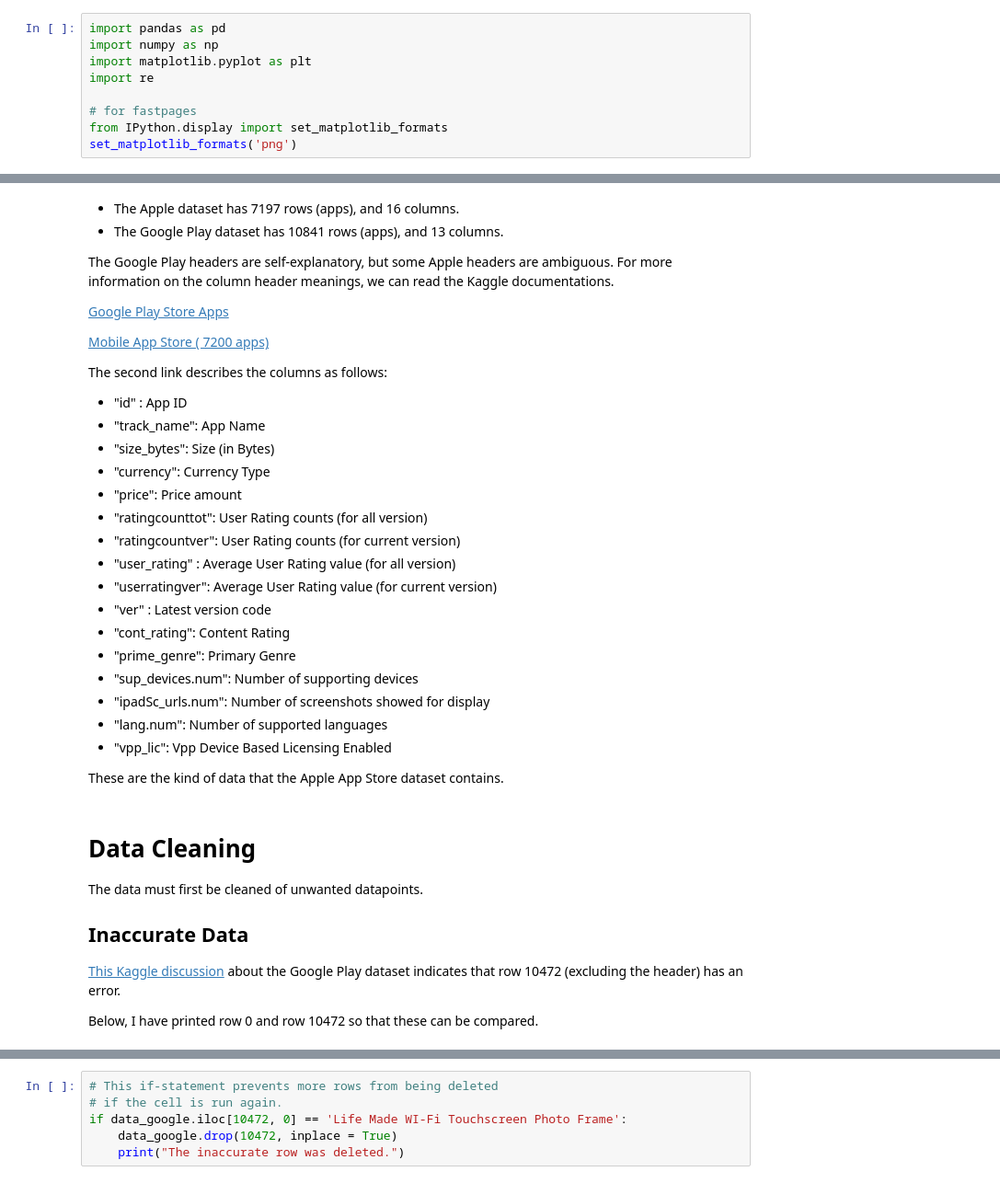
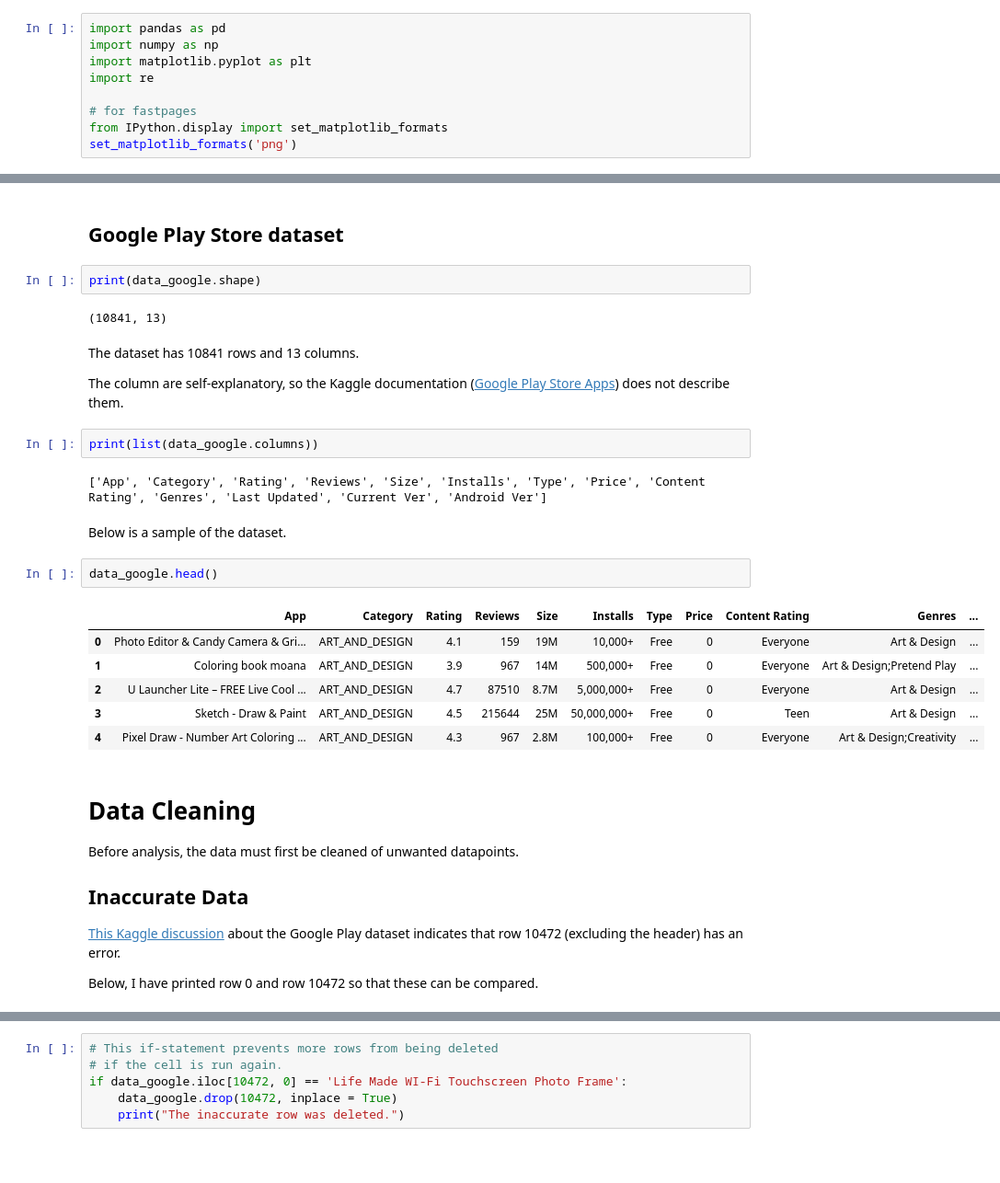
Before and after one commit to MiguelAHG/mahg-data-science, a Jupyter notebook: _notebooks/2021-05-08-ProfitableAppProfiles.ipynb, the cells around one changed output, grey strips where cells are left out. Shown at 92% size. Saved outputs shown, nothing was run; the diff lists cells and outputs as text; blank space fills up the shorter version.

```diff
--- a/_notebooks/2021-05-08-ProfitableAppProfiles.ipynb
+++ b/_notebooks/2021-05-08-ProfitableAppProfiles.ipynb
@@ -75,37 +85,32 @@ Number of columns: 13
 # %% [markdown]
-- The Apple dataset has 7197 rows (apps), and 16 columns.
-- The Google Play dataset has 10841 rows (apps), and 13 columns.
-
-The Google Play headers are self-explanatory, but some Apple headers are ambiguous. For more information on the column header meanings, we can read the Kaggle documentations.
-
-[Google Play Store Apps](https://www.kaggle.com/lava18/google-play-store-apps)
-
-[Mobile App Store ( 7200 apps)](https://www.kaggle.com/ramamet4/app-store-apple-data-set-10k-apps)
-
-The second link describes the columns as follows:
-
-- "id" : App ID
-- "track_name": App Name
-- "size_bytes": Size (in Bytes)
-- "currency": Currency Type
-- "price": Price amount
-- "ratingcounttot": User Rating counts (for all version)
-- "ratingcountver": User Rating counts (for current version)
-- "user_rating" : Average User Rating value (for all version)
-- "userratingver": Average User Rating value (for current version)
-- "ver" : Latest version code
-- "cont_rating": Content Rating
-- "prime_genre": Primary Genre
-- "sup_devices.num": Number of supporting devices
-- "ipadSc_urls.num": Number of screenshots showed for display
-- "lang.num": Number of supported languages
-- "vpp_lic": Vpp Device Based Licensing Enabled
-
-These are the kind of data that the Apple App Store dataset contains.
+## Google Play Store dataset
+# %%
+print(data_google.shape)
+# %% [output]
+(10841, 13)
+# %% [markdown]
+The dataset has 10841 rows and 13 columns.
+
+The column are self-explanatory, so the Kaggle documentation ([Google Play Store Apps](https://www.kaggle.com/lava18/google-play-store-apps)) does not describe them.
+# %%
+print(list(data_google.columns))
+# %% [output]
+['App', 'Category', 'Rating', 'Reviews', 'Size', 'Installs', 'Type', 'Price', 'Content Rating', 'Genres', 'Last Updated', 'Current Ver', 'Android Ver']
+# %% [markdown]
+Below is a sample of the dataset.
+# %%
+data_google.head()
+# %% [output]
+|  | App | Category | Rating | Reviews | Size | Installs | Type | Price | Content Rating | Genres | ... |
+| 0 | Photo Editor & Candy Camera & Gri... | ART_AND_DESIGN | 4.1 | 159 | 19M | 10,000+ | Free | 0 | Everyone | Art & Design | ... |
+| 1 | Coloring book moana | ART_AND_DESIGN | 3.9 | 967 | 14M | 500,000+ | Free | 0 | Everyone | Art & Design;Pretend Play | ... |
+| 2 | U Launcher Lite – FREE Live Cool ... | ART_AND_DESIGN | 4.7 | 87510 | 8.7M | 5,000,000+ | Free | 0 | Everyone | Art & Design | ... |
+| 3 | Sketch - Draw & Paint | ART_AND_DESIGN | 4.5 | 215644 | 25M | 50,000,000+ | Free | 0 | Teen | Art & Design | ... |
+| 4 | Pixel Draw - Number Art Coloring ... | ART_AND_DESIGN | 4.3 | 967 | 2.8M | 100,000+ | Free | 0 | Everyone | Art & Design;Creativity | ... |
 # %% [markdown]
 # Data Cleaning
 
-The data must first be cleaned of unwanted datapoints.
+Before analysis, the data must first be cleaned of unwanted datapoints.
 
 ## Inaccurate Data
 
```
Also changed, not shown: parts of 44 cells of this notebook.
